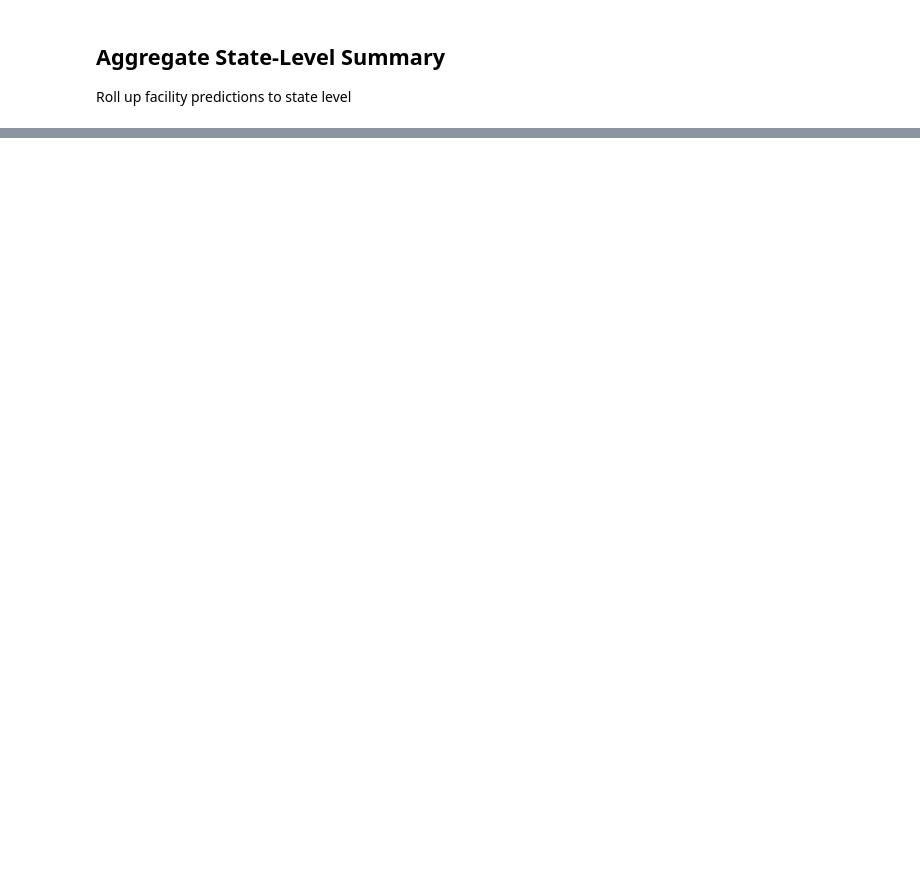
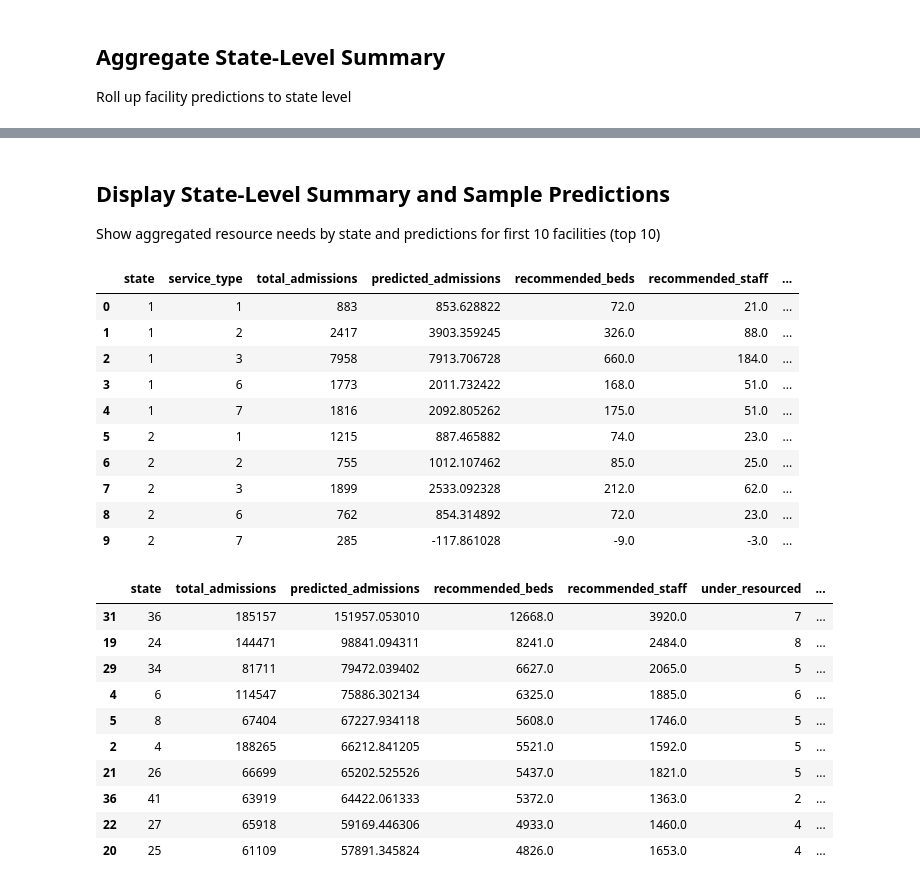
Before and after one commit to Moe-phantom/ELO2_Asclepios_Ai, a Jupyter notebook: 4_data_analysis/resource_demand.ipynb, the cells around one changed output, grey strips where cells are left out. Saved outputs shown, nothing was run; the diff lists cells and outputs as text; code cells hidden in the pictures; blank space fills up the shorter version.

```diff
--- a/4_data_analysis/resource_demand.ipynb
+++ b/4_data_analysis/resource_demand.ipynb
@@ -633,0 +469,42 @@ def predict_facility_resources(
+# %% [markdown]
+## Display State-Level Summary and Sample Predictions
+Show aggregated resource needs by state and predictions for first 10 facilities (top 10)
+# %%
+display(
+    demand_by_state_service[
+        [
+            "state",
+            "service_type",
+            "total_admissions",
+            "predicted_admissions",
+            "recommended_beds",
+            "recommended_staff",
+            "complexity_score",
+        ]
+    ].head(10)
+)
+
+display(state_summary.sort_values("predicted_admissions", ascending=False).head(10))
+# %% [output]
+|  | state | service_type | total_admissions | predicted_admissions | recommended_beds | recommended_staff | ... |
+| 0 | 1 | 1 | 883 | 853.628822 | 72.0 | 21.0 | ... |
+| 1 | 1 | 2 | 2417 | 3903.359245 | 326.0 | 88.0 | ... |
+| 2 | 1 | 3 | 7958 | 7913.706728 | 660.0 | 184.0 | ... |
+| 3 | 1 | 6 | 1773 | 2011.732422 | 168.0 | 51.0 | ... |
+| 4 | 1 | 7 | 1816 | 2092.805262 | 175.0 | 51.0 | ... |
+| 5 | 2 | 1 | 1215 | 887.465882 | 74.0 | 23.0 | ... |
+| 6 | 2 | 2 | 755 | 1012.107462 | 85.0 | 25.0 | ... |
+| 7 | 2 | 3 | 1899 | 2533.092328 | 212.0 | 62.0 | ... |
+| 8 | 2 | 6 | 762 | 854.314892 | 72.0 | 23.0 | ... |
+| 9 | 2 | 7 | 285 | -117.861028 | -9.0 | -3.0 | ... |
+|  | state | total_admissions | predicted_admissions | recommended_beds | recommended_staff | under_resourced | ... |
+| 31 | 36 | 185157 | 151957.053010 | 12668.0 | 3920.0 | 7 | ... |
+| 19 | 24 | 144471 | 98841.094311 | 8241.0 | 2484.0 | 8 | ... |
+| 29 | 34 | 81711 | 79472.039402 | 6627.0 | 2065.0 | 5 | ... |
+| 4 | 6 | 114547 | 75886.302134 | 6325.0 | 1885.0 | 6 | ... |
+| 5 | 8 | 67404 | 67227.934118 | 5608.0 | 1746.0 | 5 | ... |
+| 2 | 4 | 188265 | 66212.841205 | 5521.0 | 1592.0 | 5 | ... |
+| 21 | 26 | 66699 | 65202.525526 | 5437.0 | 1821.0 | 5 | ... |
+| 36 | 41 | 63919 | 64422.061333 | 5372.0 | 1363.0 | 2 | ... |
+| 22 | 27 | 65918 | 59169.446306 | 4933.0 | 1460.0 | 4 | ... |
+| 20 | 25 | 61109 | 57891.345824 | 4826.0 | 1653.0 | 4 | ... |
```
Also changed, not shown: parts of 29 cells of this notebook.
